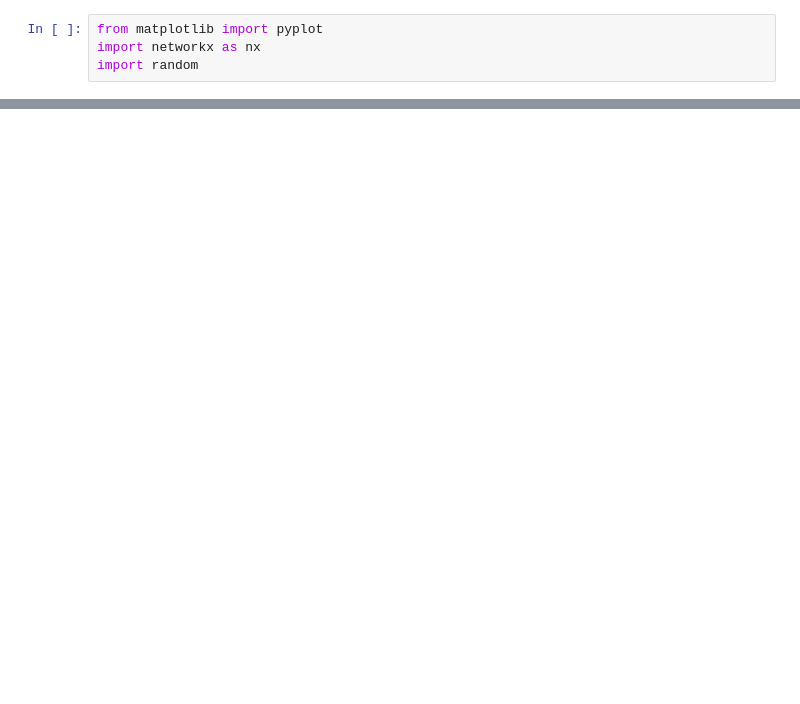
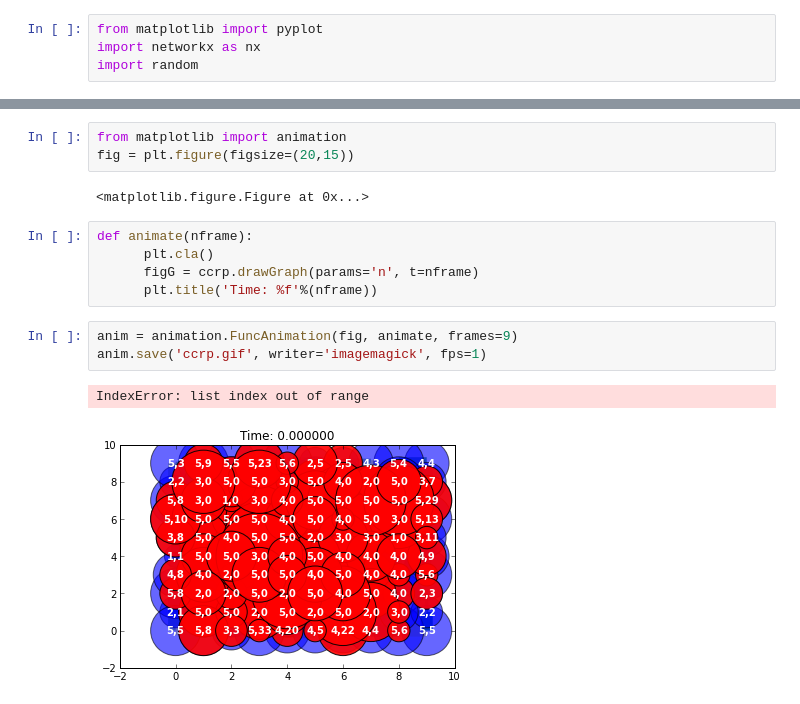
Before and after one commit to ruffsl/CS6601P1, a Jupyter notebook: Code/Python/Scrap Work.ipynb, the cells around one changed output, grey strips where cells are left out. Drawn from its saved outputs; the diff is of its cells as text; blank space fills up the shorter version.

```diff
--- a/Code/Python/Scrap Work.ipynb
+++ b/Code/Python/Scrap Work.ipynb
@@ -317,0 +324,16 @@ plan
+# %%
+from matplotlib import animation
+fig = plt.figure(figsize=(20,15))
+# %% [output]
+<matplotlib.figure.Figure at 0x...>
+# %%
+def animate(nframe):
+      plt.cla()
+      figG = ccrp.drawGraph(params='n', t=nframe)
+      plt.title('Time: %f'%(nframe))
+# %%
+anim = animation.FuncAnimation(fig, animate, frames=9)
+anim.save('ccrp.gif', writer='imagemagick', fps=1)
+# %% [output]
+IndexError: list index out of range
+[figure, added]
```
Also changed, not shown: parts of 7 cells of this notebook.
